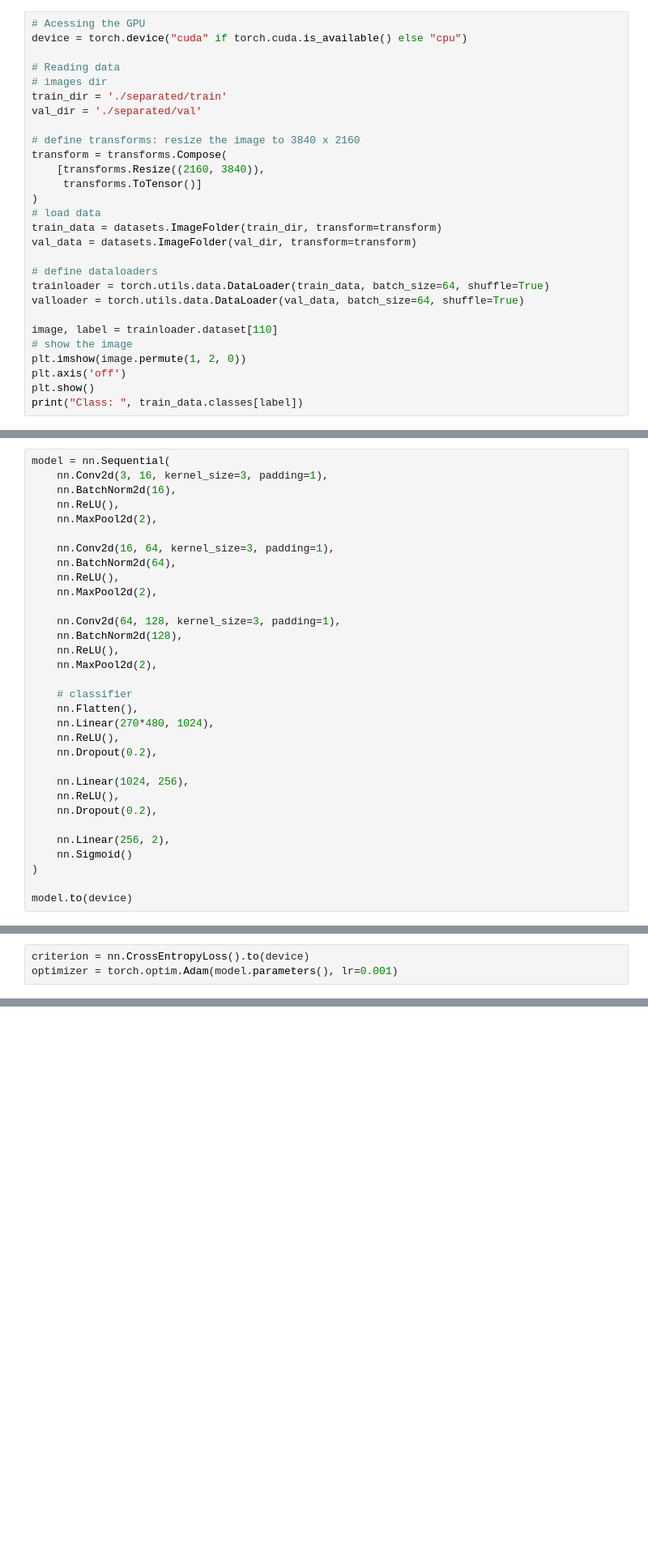
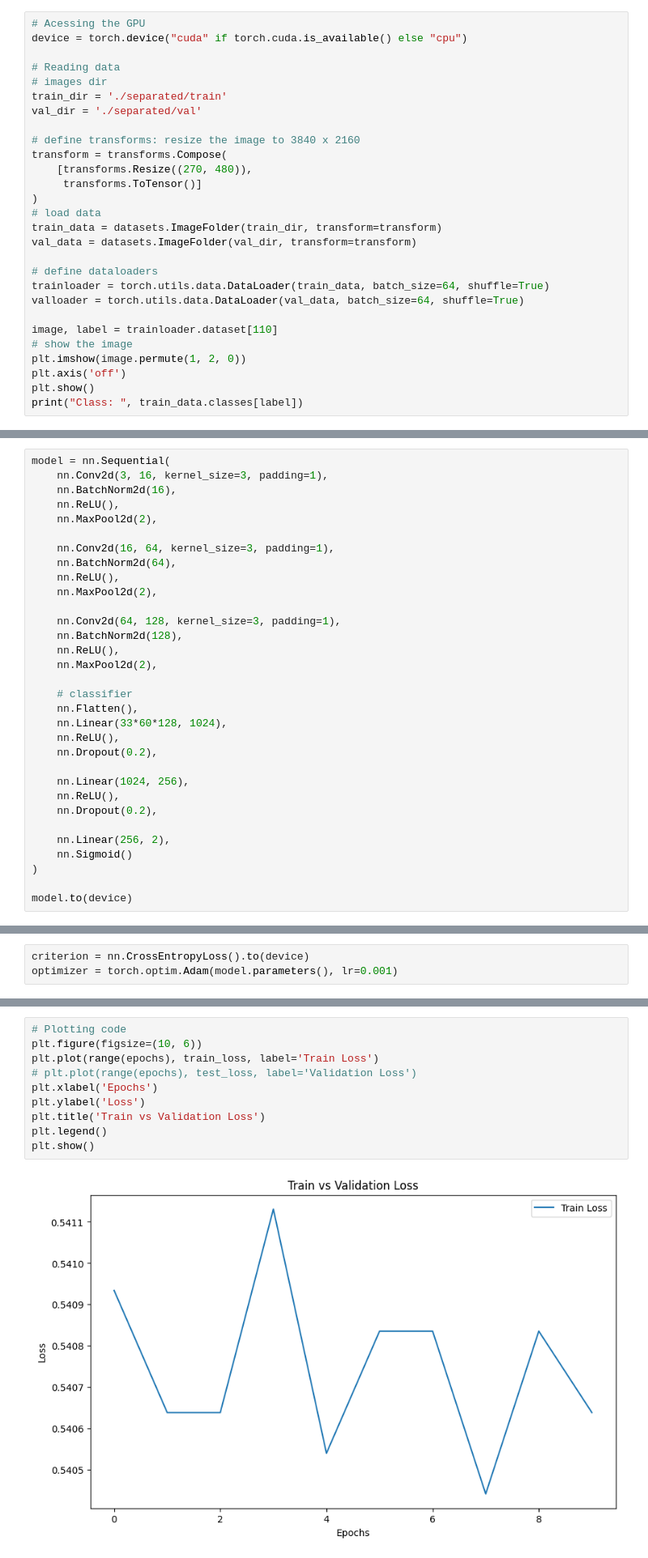
Before and after one commit to ubiratanfilho/sea-victims-detection, a Jupyter notebook: src/model.ipynb, the cells around one changed output, grey strips where cells are left out. Shown at 81% size. Cells and saved outputs as stored; diff of their text form; blank space fills up the shorter version.

```diff
--- a/src/model.ipynb
+++ b/src/model.ipynb
@@ -45,7 +41,7 @@ val_dir = './separated/val'
 
 # define transforms: resize the image to 3840 x 2160
 transform = transforms.Compose(
-    [transforms.Resize((2160, 3840)),
+    [transforms.Resize((270, 480)),
      transforms.ToTensor()]
 )
 # load data
@@ -90,7 +86,7 @@ model = nn.Sequential(
 
     # classifier
     nn.Flatten(),
-    nn.Linear(270*480, 1024),
+    nn.Linear(33*60*128, 1024),
     nn.ReLU(),
     nn.Dropout(0.2),
 
@@ -201,0 +220,12 @@ for epoch in range(epochs):
+# %%
+# Plotting code
+plt.figure(figsize=(10, 6))
+plt.plot(range(epochs), train_loss, label='Train Loss')
+# plt.plot(range(epochs), test_loss, label='Validation Loss')
+plt.xlabel('Epochs')
+plt.ylabel('Loss')
+plt.title('Train vs Validation Loss')
+plt.legend()
+plt.show()
+# %% [output]
+[figure, added]
```
Also changed, not shown: parts of 7 cells of this notebook.
